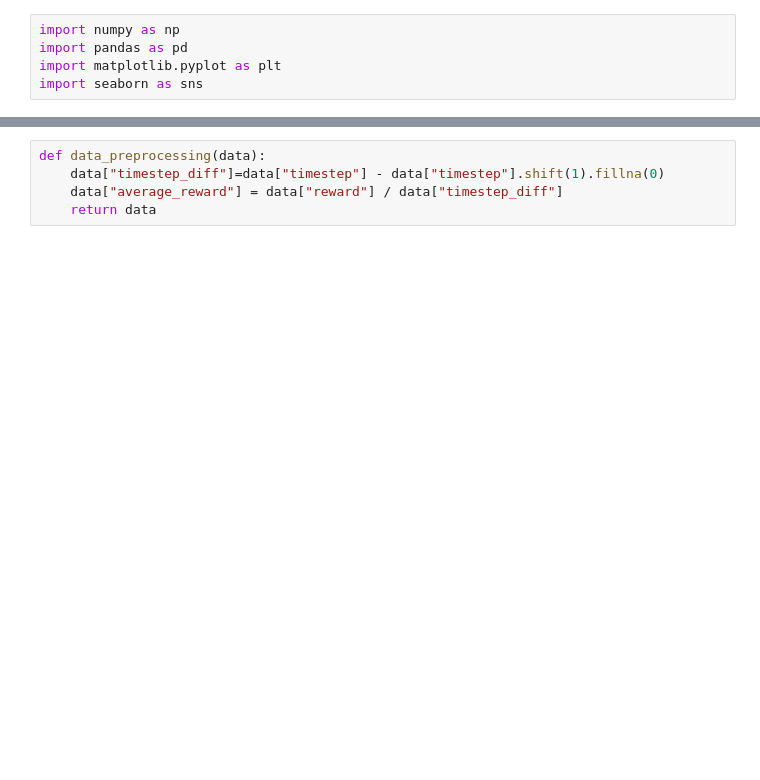
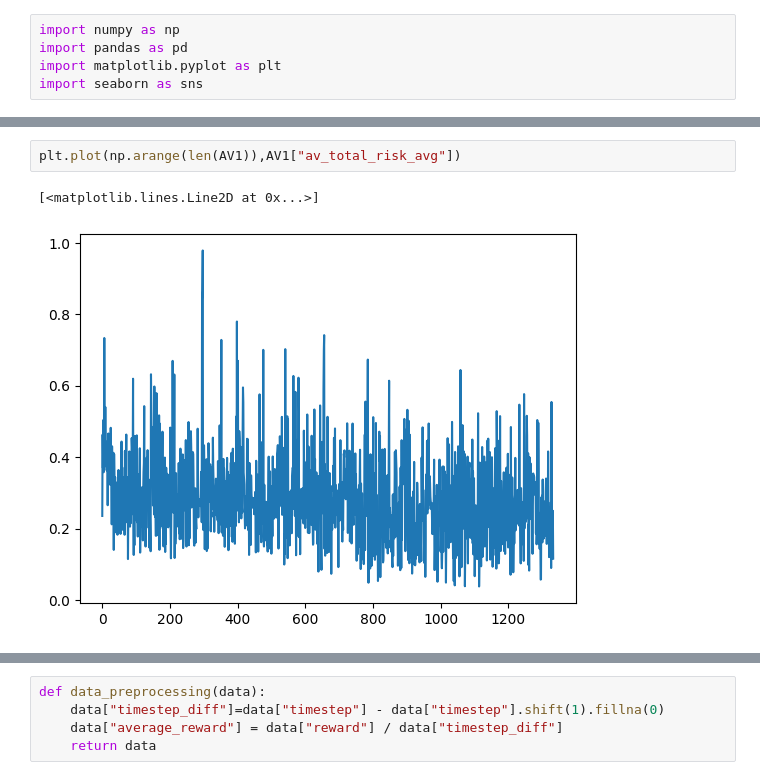
Before and after one commit to MoMingQimio/GABA, a Jupyter notebook: plot.ipynb, the cells around one changed output, grey strips where cells are left out. Drawn from its saved outputs; the diff is of its cells as text; blank space fills up the shorter version.

```diff
--- a/plot.ipynb
+++ b/plot.ipynb
@@ -5,0 +53,5 @@ import seaborn as sns
+# %%
+plt.plot(np.arange(len(AV1)),AV1["av_total_risk_avg"])
+# %% [output]
+[<matplotlib.lines.Line2D at 0x...>]
+[figure, added]
```
Also changed, not shown: parts of 36 cells of this notebook, 9 other files.
